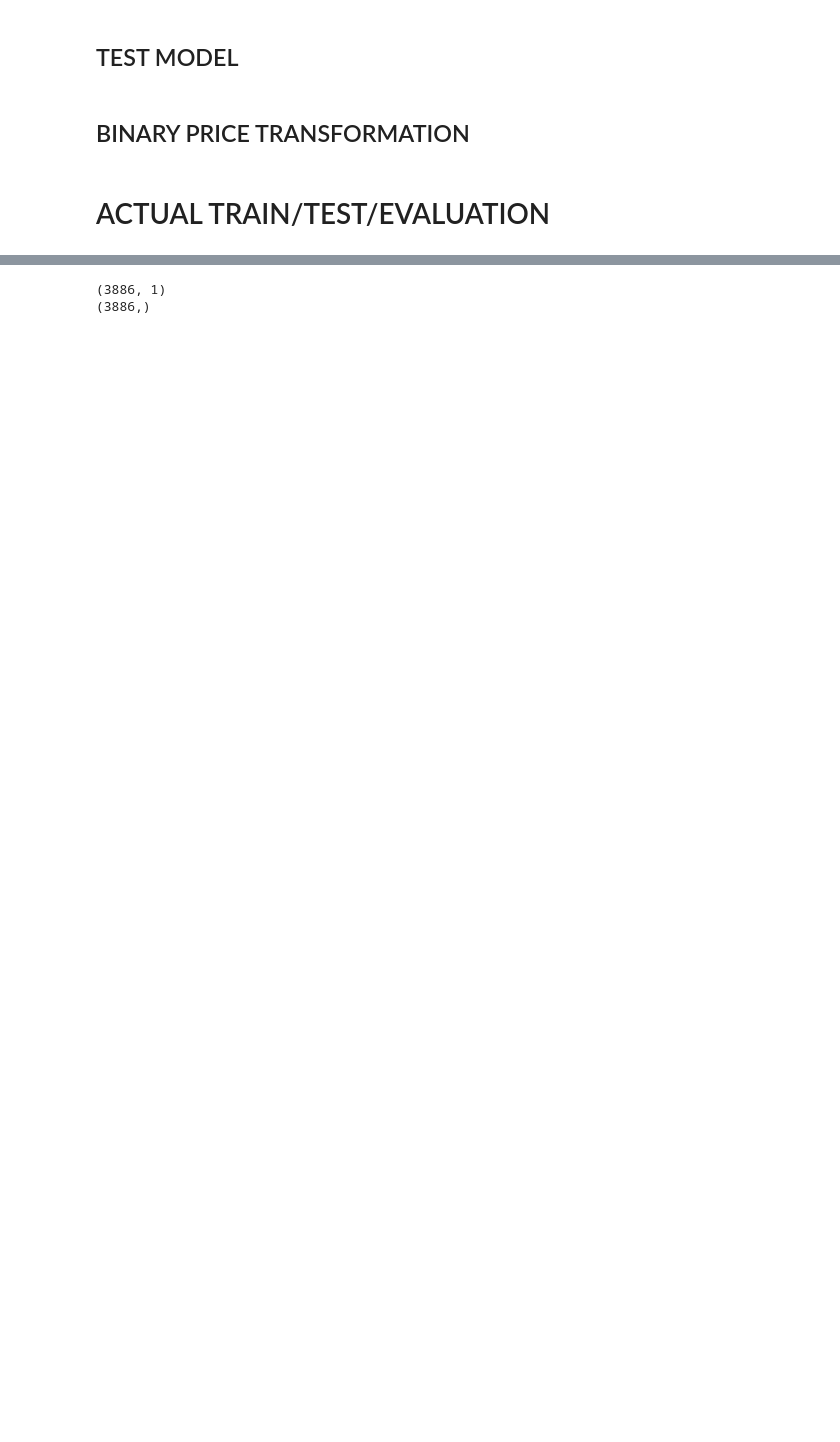
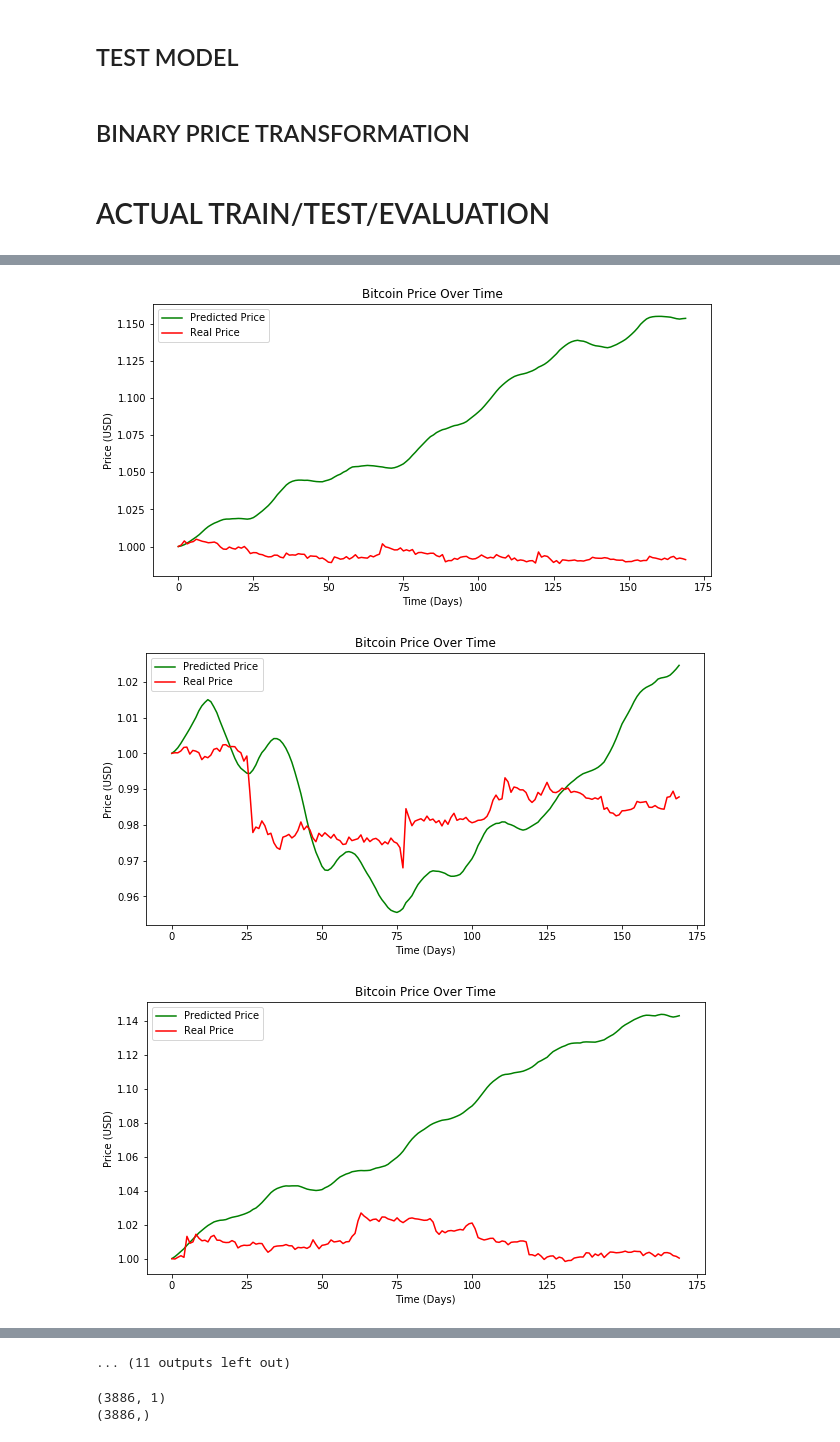
Before and after one commit to ycxmichael/CMPT733_CryptoCurrency_Project, a Jupyter notebook: model_test.ipynb, the cells around one changed output, grey strips where cells are left out. Cells and saved outputs as stored; diff of their text form; code cells hidden in the pictures; blank space fills up the shorter version.

```diff
--- a/model_test.ipynb
+++ b/model_test.ipynb
@@ -518,0 +591,11 @@ Using TensorFlow backend.
+# %%
+# plot prediction for every 7 days #168hours
+n = round(X_test.shape[0]/168)
+X_chunk = np.array_split(X_test,n)
+Y_chunk = np.array_split(Y_test,n)
+for i in range(len(X_chunk)):
+    y_predict_slice, fig = test_model(model,X_chunk[i], Y_chunk[i])
+# %% [output]
+[figure, added]
+[figure, added]
+[figure, added]
@@ -519,3 +611,4 @@ Using TensorFlow backend.
+... (11 outputs left out)
 # %%
 y_predict_10, y_actual_10 = binary_price(y_predict,Y_test)
 print (y_predict_10.shape)
```
Also changed, not shown: parts of 21 cells of this notebook, 1 other file.
